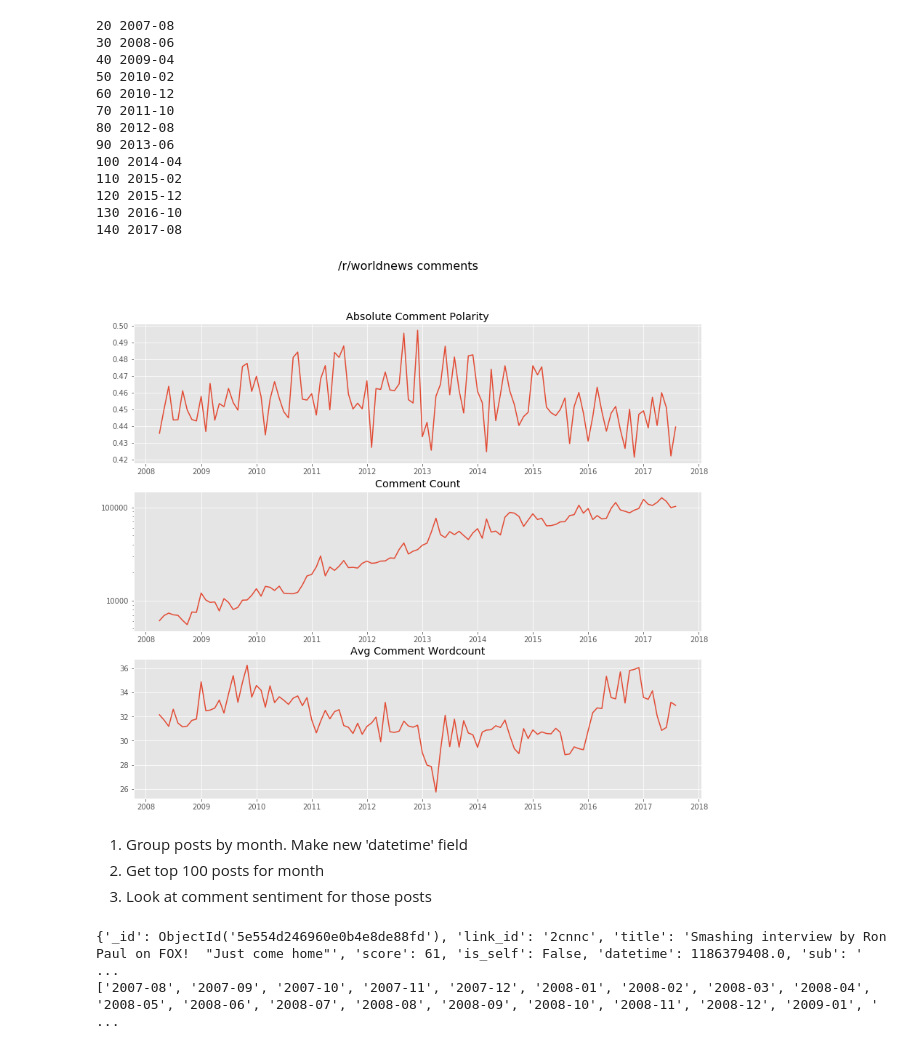
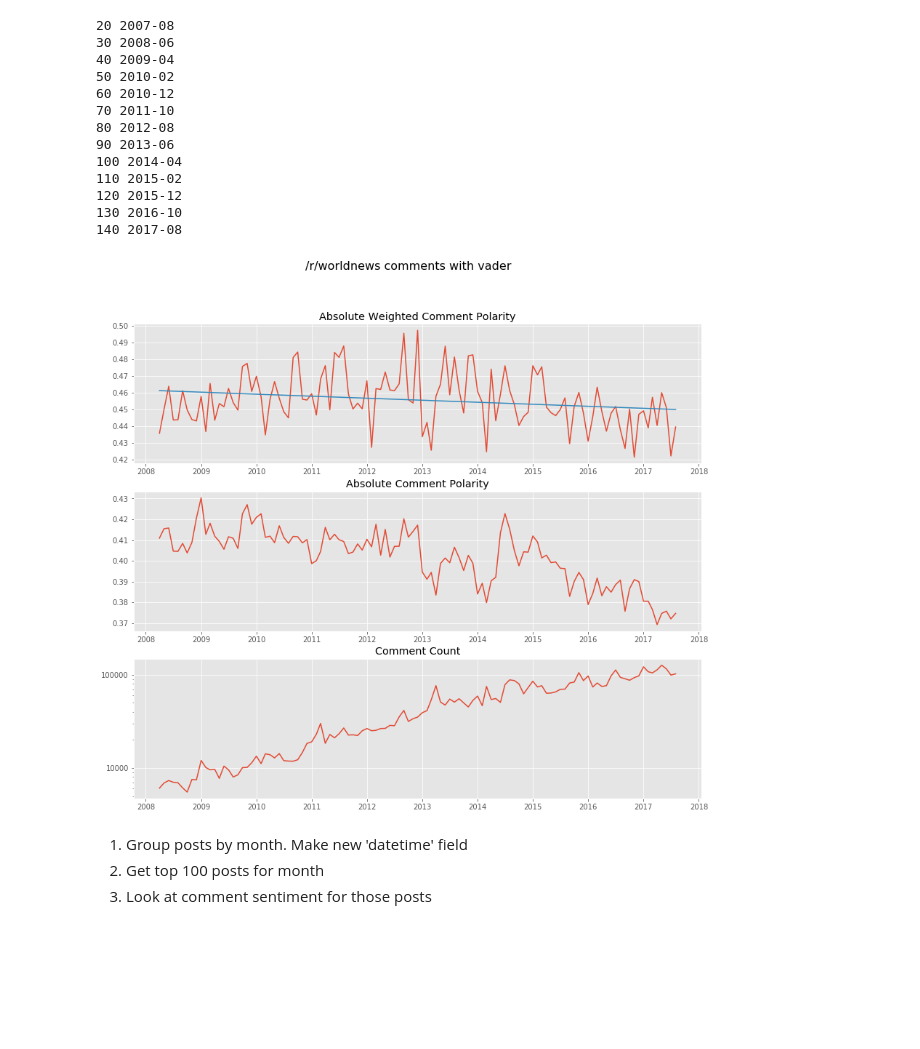
Before and after one commit to AustinPenner/Political-Polarization-on-Reddit, a Jupyter notebook: first_pass_sentiment_analysis.ipynb, the cells around one changed output. Cells and saved outputs as stored; diff of their text form; code cells hidden in the pictures; blank space fills up the shorter version.

```diff
--- a/first_pass_sentiment_analysis.ipynb
+++ b/first_pass_sentiment_analysis.ipynb
@@ -119,8 +152,0 @@ def monthly_statistics(month, subreddit=None, link_ids=None):
-# %%
-for idx, row in links_df.loc[120:144].iterrows():
-    month = row['month']
-
-    print('{}:\t{}'.format(idx,month), end='   ')
-    start = time.time()
-    calculate_polarity(month)
-    print('Done in {:1.1f} seconds'.format(time.time() - start))
@@ -214,28 +339,11 @@ worldnews_data = {k: v for k, v in worldnews_data.items() if v['comment_count']
 120 2015-12
 130 2016-10
 140 2017-08
-# %%
-fig, axes = plt.subplots(3, 1, figsize=(14,12))
-fig.suptitle('/r/worldnews comments', fontsize=16)
-
-dates = [datetime.strptime(k, '%Y-%m') for k, _ in sorted(worldnews_data.items())]
-aap = [v['avg_abs_pol'] for _, v in sorted(worldnews_data.items())]
-ccnt = [v['comment_count'] for _, v in sorted(worldnews_data.items())]
-awc = [v['avg_wordcount'] for _, v in sorted(worldnews_data.items())]
-
-axes[0].plot(dates, aap)
-axes[0].set_title('Absolute Comment Polarity')
-axes[1].plot(dates, ccnt)
-axes[1].set_title('Comment Count')
-axes[2].plot(dates, awc)
-axes[2].set_title('Avg Comment Wordcount')
-
-axes[1].set_yscale('log')
-axes[1].yaxis.set_major_formatter(ScalarFormatter())
-
-# pprint.pprint(sorted(worldnews_data.items()))
-# %% [output]
-[figure, removed]
+# %%
+fig, axes = plt.subplots(3, 1, figsize=(14, 12))
+plot_stats(worldnews_data, '/r/worldnews comments with vader', axes)
+# %% [output]
+[figure, added]
 # %%
 comment_thresh = 5000
 
@@ -245,13 +353,3 @@ worldnews_data = {k: v for k, v in worldnews_data.items() if v['comment_count']
 1. Group posts by month. Make new 'datetime' field
 2. Get top 100 posts for month
 3. Look at comment sentiment for those posts
-# %%
-posts_all = db['posts_all']
-
-posts1 = posts_all.find().limit(1).next()
-print(posts1)
-# print(datetime.utcfromtimestamp(posts1['datetime']).strftime('%Y-%m'))
-print(posts_all.distinct('yearmonth'))
-# %% [output]
-{'_id': ObjectId('5e554d246960e0b4e8de88fd'), 'link_id': '2cnnc', 'title': 'Smashing interview by Ron Paul on FOX!  "Just come home"', 'score': 61, 'is_self': False, 'datetime': 1186379408.0, 'sub': ' ...
-['2007-08', '2007-09', '2007-10', '2007-11', '2007-12', '2008-01', '2008-02', '2008-03', '2008-04', '2008-05', '2008-06', '2008-07', '2008-08', '2008-09', '2008-10', '2008-11', '2008-12', '2009-01', ' ...
```
Also changed, not shown: parts of 22 cells of this notebook.
